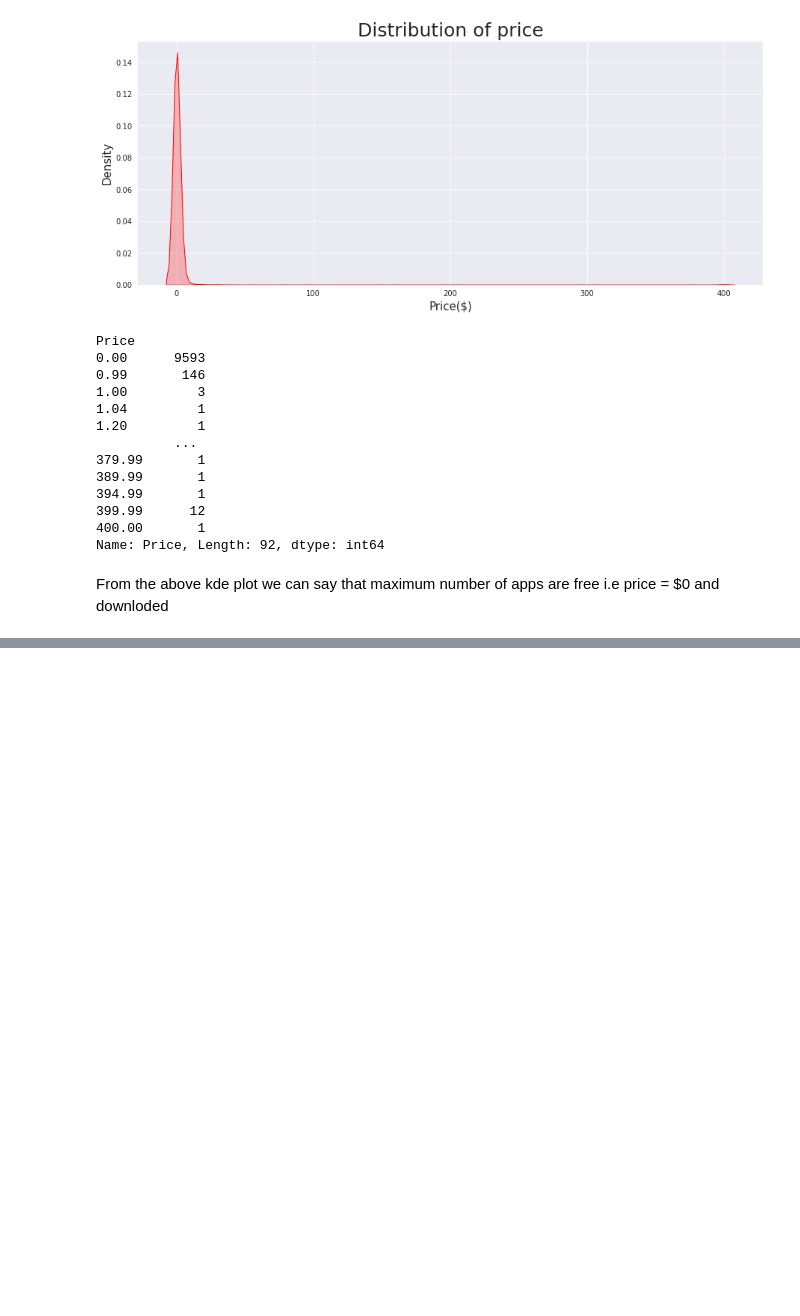
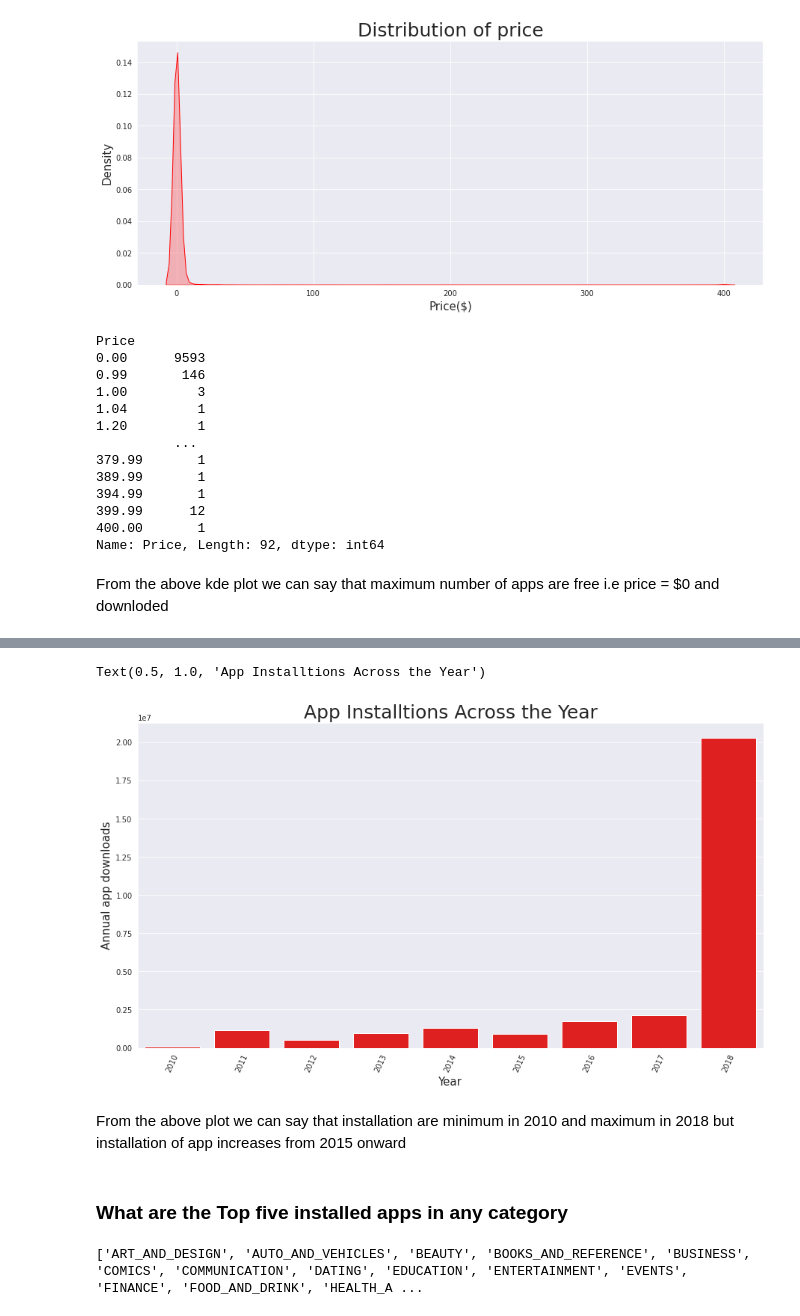
Before and after one commit to victorious07/Play-Store-App-Review-Analysis, a Jupyter notebook: Play_Store_App_Review_Analysis_Capstone_Project.ipynb, the cells around one changed output, grey strips where cells are left out. Cells and saved outputs as stored; diff of their text form; code cells hidden in the pictures; blank space fills up the shorter version.

```diff
--- a/Play_Store_App_Review_Analysis_Capstone_Project.ipynb
+++ b/Play_Store_App_Review_Analysis_Capstone_Project.ipynb
@@ -733,0 +791,4 @@ From the above kde plot we can say that maximum number of apps are free i.e pric
+# %%
+#extracting year from date
+play_store_app['Year'] = play_store_app.apply(lambda x : x['Last Updated'].year, axis=1)
+avg_installtion_year = play_store_app[['Installs','Last Updated','Year']]
@@ -733,0 +804,2 @@ From the above kde plot we can say that maximum number of apps are free i.e pric
+# %%
+sorted_avg_installtion = avg_installtion_year.groupby('Year')['Installs'].mean().sort_values(ascending=False).reset_index()
@@ -733,0 +819,21 @@ From the above kde plot we can say that maximum number of apps are free i.e pric
+# %%
+# visualization
+plt.figure(figsize=(15,8))
+sns.set_style('darkgrid')
+sns.barplot(x=sorted_avg_installtion['Year'], y=sorted_avg_installtion['Installs'], color='red')
+plt.xticks(rotation=65)
+plt.xlabel("Year",fontsize=15)
+plt.ylabel("Annual app downloads", fontsize=15)
+plt.title("App Installtions Across the Year", fontsize=25)
+# %% [output]
+Text(0.5, 1.0, 'App Installtions Across the Year')
+[figure, added]
+# %% [markdown]
+From the above plot we can say that installation are minimum in 2010 and maximum in 2018 but installation of app increases from 2015 onward
+# %% [markdown]
+### What are the Top five installed apps in any category
+# %%
+#List of Category
+print(list(play_store_app['Category'].dropna().unique()))
+# %% [output]
+['ART_AND_DESIGN', 'AUTO_AND_VEHICLES', 'BEAUTY', 'BOOKS_AND_REFERENCE', 'BUSINESS', 'COMICS', 'COMMUNICATION', 'DATING', 'EDUCATION', 'ENTERTAINMENT', 'EVENTS', 'FINANCE', 'FOOD_AND_DRINK', 'HEALTH_A ...
```
Also changed, not shown: parts of 18 cells of this notebook.
